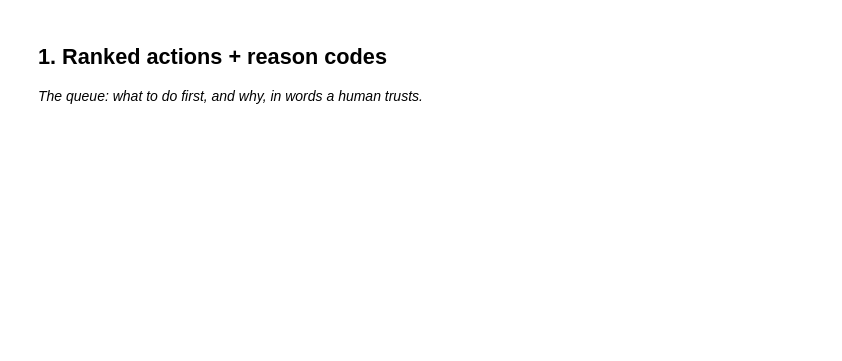
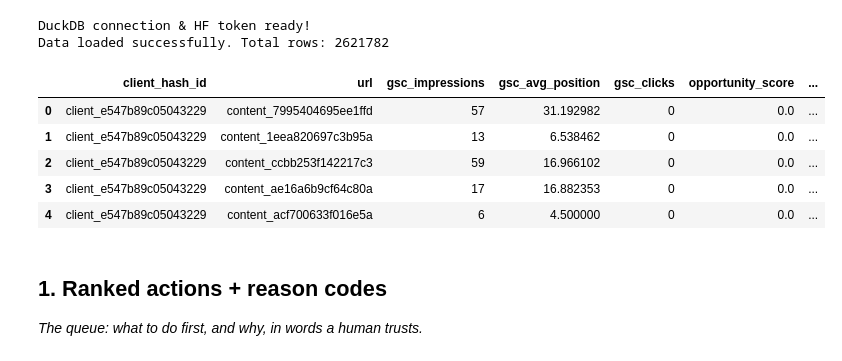
Before and after one commit to murtaza-x/flyrank-repo, a Jupyter notebook: work/notebooks/w07_action_playbook.ipynb, the cells around one changed output. Saved outputs shown, nothing was run; the diff lists cells and outputs as text; code cells hidden in the pictures; blank space fills up the shorter version.

```diff
--- a/work/notebooks/w07_action_playbook.ipynb
+++ b/work/notebooks/w07_action_playbook.ipynb
@@ -6,6 +6,71 @@
 This skeleton is yours to fill. Work the sections **in order** — each one has a one-line hint. Simple words, honest numbers.
 
 > Working with an AI assistant? Tell it to read `skills/README.md` first and load the one skill this assignment names on its card.
+# %%
+import os
+import duckdb
+from google.colab import userdata
+import pandas as pd
+import numpy as np
+import json
+import matplotlib.pyplot as plt
+import seaborn as sns
+
+# 1. Ensure directories exist for the exports
+os.makedirs('work/outputs', exist_ok=True)
+os.makedirs('work/figures', exist_ok=True)
+
+# 2. Load token and connect to DuckDB (From your Week 6 code)
+HF_TOKEN = userdata.get("HF_TOKEN")
+if HF_TOKEN is None:
+    raise ValueError("HF_TOKEN nahi mila! Left menu se access ON karein.")
+
+con = duckdb.connect()
+con.execute(f"CREATE SECRET (TYPE HUGGINGFACE, TOKEN '{HF_TOKEN}');")
+print("DuckDB connection & HF token ready!")
+
+# 3. Load Data using your query
+REL = "hf://datasets/FlyRank/internship-warehouse"
+FACT = f"{REL}/fact_content_daily_performance"
+FACT_FEB = f"{FACT}/month=2026-02/*.parquet"
+
+query = f"""
+SELECT
+    client_hash_id,
+    content_hash_id as url,
+    gsc_impressions,
+    gsc_avg_position,
+    gsc_clicks
+FROM read_parquet('{FACT_FEB}')
+WHERE gsc_impressions > 0
+  AND gsc_avg_position IS NOT NULL
+"""
+# Load and clean data
+df_scored = con.execute(query).df().fillna(0)
+
+# 4. Prepare required columns for the Playbook logic
+# Creating a mock 'opportunity_score' between 0 and 1 using clicks
+max_clicks = df_scored['gsc_clicks'].max()
+if max_clicks > 0:
+    df_scored['opportunity_score'] = df_scored['gsc_clicks'] / max_clicks
+else:
+    df_scored['opportunity_score'] = 0.0
+
+# Creating a proxy for 'is_decaying' (e.g., below median impressions)
+median_impressions = df_scored['gsc_impressions'].median()
+df_scored['is_decaying'] = df_scored['gsc_impressions'] < median_impressions
+
+print(f"Data loaded successfully. Total rows: {len(df_scored)}")
+display(df_scored.head())
+# %% [output]
+DuckDB connection & HF token ready!
+Data loaded successfully. Total rows: 2621782
+|  | client_hash_id | url | gsc_impressions | gsc_avg_position | gsc_clicks | opportunity_score | ... |
+| 0 | client_e547b89c05043229 | content_7995404695ee1ffd | 57 | 31.192982 | 0 | 0.0 | ... |
+| 1 | client_e547b89c05043229 | content_1eea820697c3b95a | 13 | 6.538462 | 0 | 0.0 | ... |
+| 2 | client_e547b89c05043229 | content_ccbb253f142217c3 | 59 | 16.966102 | 0 | 0.0 | ... |
+| 3 | client_e547b89c05043229 | content_ae16a6b9cf64c80a | 17 | 16.882353 | 0 | 0.0 | ... |
+| 4 | client_e547b89c05043229 | content_acf700633f016e5a | 6 | 4.500000 | 0 | 0.0 | ... |
 # %% [markdown]
 ## 1. Ranked actions + reason codes
 
```
Also changed, not shown: parts of 11 cells of this notebook.
